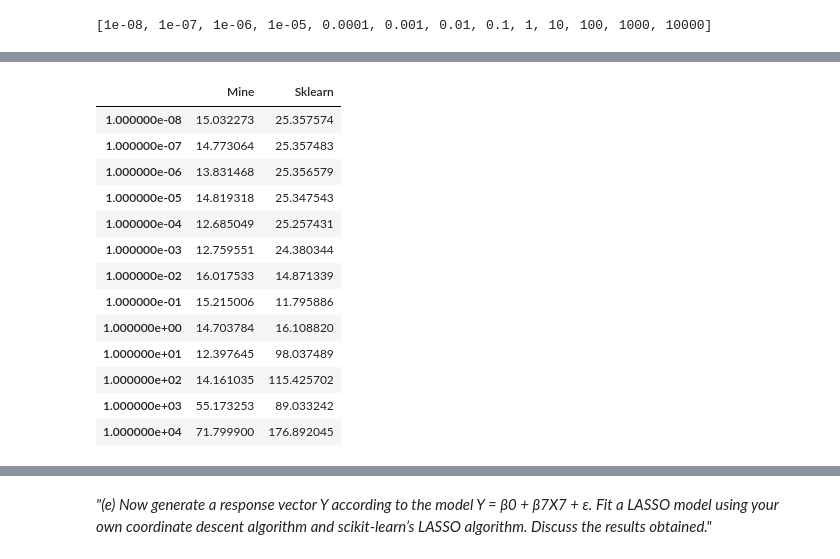
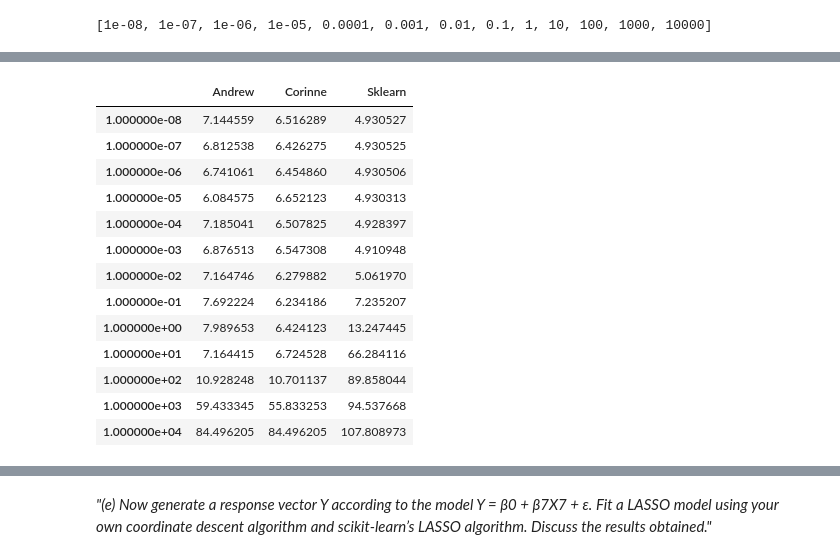
Before and after one commit to aenfield/Data558, a Jupyter notebook: Week05/EnfieldAndrew-HW5.ipynb, the cells around one changed output, grey strips where cells are left out. Saved outputs shown, nothing was run; the diff lists cells and outputs as text; code cells hidden in the pictures.

```diff
--- a/Week05/EnfieldAndrew-HW5.ipynb
+++ b/Week05/EnfieldAndrew-HW5.ipynb
@@ -251,6 +246,5 @@ n = np.size(X_scaled_poly10, 0)
 beta_init = np.zeros(np.size(X_scaled_poly10, 1))
 max_iter = 1000
 # %%
-betas_rand = cd.randcoorddescent(beta_init, X_scaled_poly10, y_centered, 1, max_iter)
-betas_rand[-1, :]
+cd.corinne_randcoorddescent(beta_init, X_scaled_poly10, y_centered, 1, max_iter)[-1, :]
 # %% [output]
@@ -276,11 +275,11 @@ lambdas
 # %% [output]
 [1e-08, 1e-07, 1e-06, 1e-05, 0.0001, 0.001, 0.01, 0.1, 1, 10, 100, 1000, 10000]
 # %%
-def mse_for_lambda_myimpl(lam, X_train, X_test, y_train, y_test):
+def mse_for_lambda_corinneimpl(lam, X_train, X_test, y_train, y_test):
     beta_init = np.zeros(np.size(X_train, 1))
-    betas_rand = cd.randcoorddescent(beta_init, X_train, y_train, lam, max_iter)
+    betas_rand = cd.corinne_randcoorddescent(beta_init, X_train, y_train, lam, max_iter)
     return(mse_from_beta_coefs(betas_rand[-1, :], X_test, y_test))
 
-mses_myimpl = [mse_for_lambda_myimpl(lam, X_train, X_test, y_train, y_test) for lam in lambdas]
-list(zip(lambdas, mses_myimpl))
+mses_corinneimpl = [mse_for_lambda_corinneimpl(lam, X_train, X_test, y_train, y_test) for lam in lambdas]
+list(zip(lambdas, mses_corinneimpl))
 # %% [output]
@@ -299,0 +299,7 @@ list(zip(lambdas, mses_myimpl))
+# %%
+def mse_for_lambda_andrewimpl(lam, X_train, X_test, y_train, y_test):
+    betas_rand = cd.andrew_randcoorddescent(X_train, y_train, lam, max_iter)
+    return(mse_from_beta_coefs(cd.get_final_coefs(betas_rand), X_test, y_test))
+
+mses_andrewimpl = [mse_for_lambda_andrewimpl(lam, X_train, X_test, y_train, y_test) for lam in lambdas]
+list(zip(lambdas, mses_andrewimpl))
@@ -324,22 +345,23 @@ list(zip(lambdas, mses_sklearn))
 # %%
-mses = pd.DataFrame({'Mine': mses_myimpl,
+mses = pd.DataFrame({'Corinne': mses_corinneimpl,
+                     'Andrew': mses_andrewimpl,
                      'Sklearn': mses_sklearn}, index=lambdas)
 mses
 # %% [output]
-|  | Mine | Sklearn |
-| 1.000000e-08 | 15.032273 | 25.357574 |
-| 1.000000e-07 | 14.773064 | 25.357483 |
-| 1.000000e-06 | 13.831468 | 25.356579 |
-| 1.000000e-05 | 14.819318 | 25.347543 |
-| 1.000000e-04 | 12.685049 | 25.257431 |
-| 1.000000e-03 | 12.759551 | 24.380344 |
-| 1.000000e-02 | 16.017533 | 14.871339 |
-| 1.000000e-01 | 15.215006 | 11.795886 |
-| 1.000000e+00 | 14.703784 | 16.108820 |
-| 1.000000e+01 | 12.397645 | 98.037489 |
-| 1.000000e+02 | 14.161035 | 115.425702 |
-| 1.000000e+03 | 55.173253 | 89.033242 |
-| 1.000000e+04 | 71.799900 | 176.892045 |
+|  | Andrew | Corinne | Sklearn |
+| 1.000000e-08 | 7.144559 | 6.516289 | 4.930527 |
+| 1.000000e-07 | 6.812538 | 6.426275 | 4.930525 |
+| 1.000000e-06 | 6.741061 | 6.454860 | 4.930506 |
+| 1.000000e-05 | 6.084575 | 6.652123 | 4.930313 |
+| 1.000000e-04 | 7.185041 | 6.507825 | 4.928397 |
+| 1.000000e-03 | 6.876513 | 6.547308 | 4.910948 |
+| 1.000000e-02 | 7.164746 | 6.279882 | 5.061970 |
+| 1.000000e-01 | 7.692224 | 6.234186 | 7.235207 |
+| 1.000000e+00 | 7.989653 | 6.424123 | 13.247445 |
+| 1.000000e+01 | 7.164415 | 6.724528 | 66.284116 |
+| 1.000000e+02 | 10.928248 | 10.701137 | 89.858044 |
+| 1.000000e+03 | 59.433345 | 55.833253 | 94.537668 |
+| 1.000000e+04 | 84.496205 | 84.496205 | 107.808973 |
 # %%
 mses.plot(logx=True)
 # %% [output]
```
Also changed, not shown: parts of 47 cells of this notebook, 6 other files.
